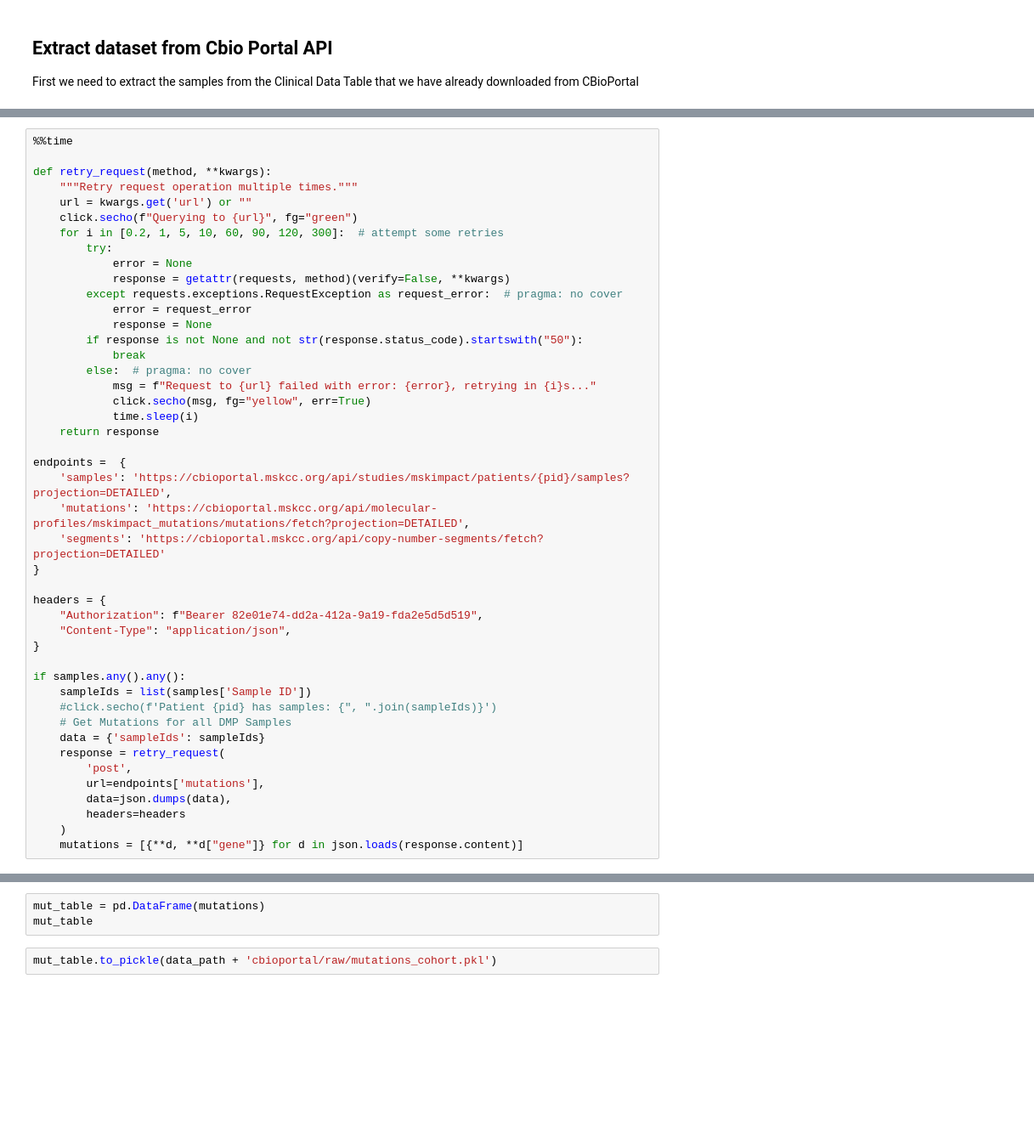
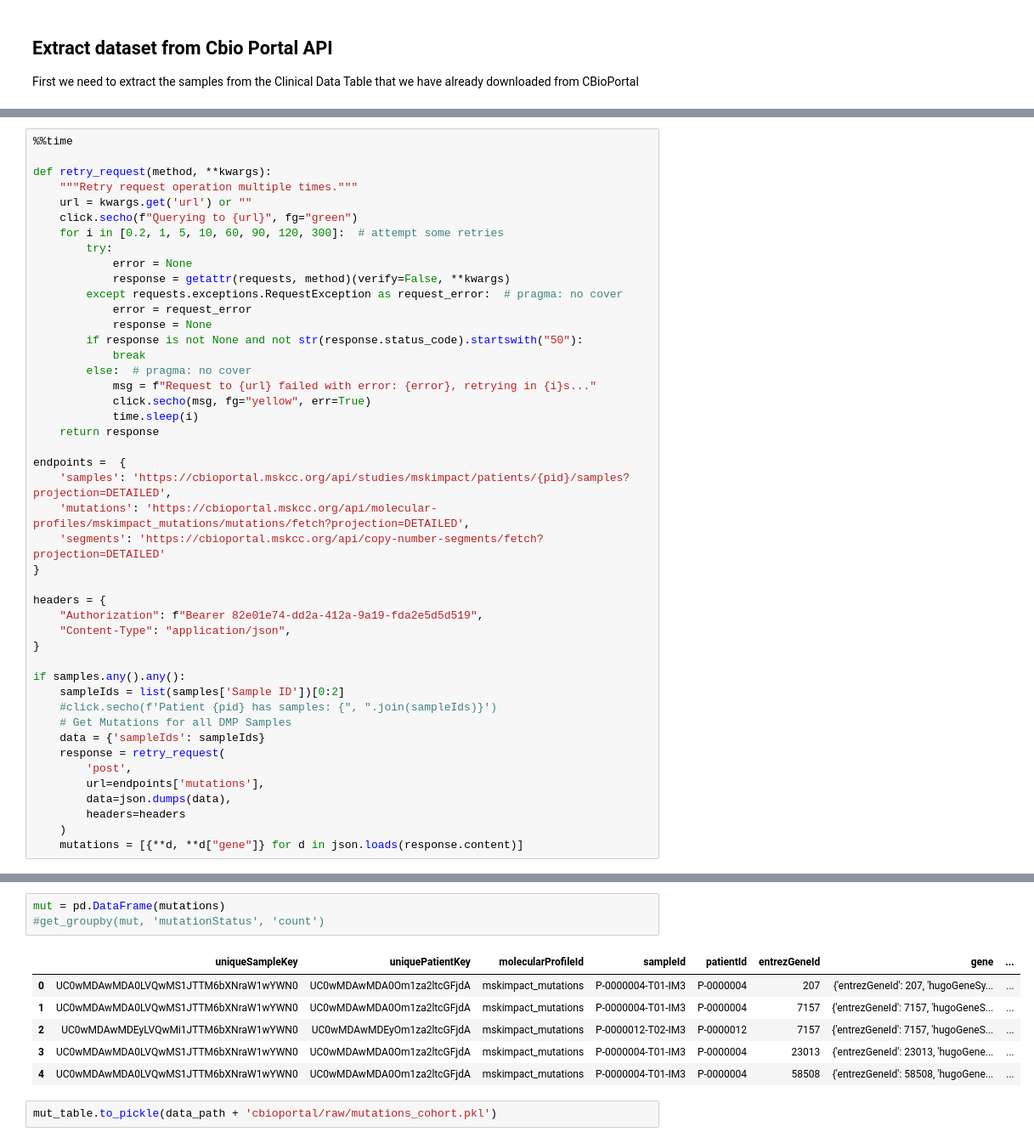
Before and after one commit to emilecohen/mskimpact_tp53_exploration, a Jupyter notebook: analysis/API_calls/cbioportal_mutations.ipynb, the cells around one changed output, grey strips where cells are left out. Shown: that part at 85% size. Drawn from its saved outputs; the diff is of its cells as text; blank space fills up the shorter version.

```diff
--- a/analysis/API_calls/cbioportal_mutations.ipynb
+++ b/analysis/API_calls/cbioportal_mutations.ipynb
@@ -62,7 +77,7 @@ headers = {
 }
 
 if samples.any().any():
-    sampleIds = list(samples['Sample ID'])
+    sampleIds = list(samples['Sample ID'])[0:2]
     #click.secho(f'Patient {pid} has samples: {", ".join(sampleIds)}')
     # Get Mutations for all DMP Samples
     data = {'sampleIds': sampleIds}
@@ -81,5 +95,12 @@ Wall time: 47.3 s
 # %%
-mut_table = pd.DataFrame(mutations)
-mut_table
+mut = pd.DataFrame(mutations)
+#get_groupby(mut, 'mutationStatus', 'count')
+# %% [output]
+|  | uniqueSampleKey | uniquePatientKey | molecularProfileId | sampleId | patientId | entrezGeneId | gene | ... |
+| 0 | UC0wMDAwMDA0LVQwMS1JTTM6bXNraW1wYWN0 | UC0wMDAwMDA0Om1za2ltcGFjdA | mskimpact_mutations | P-0000004-T01-IM3 | P-0000004 | 207 | {'entrezGeneId': 207, 'hugoGeneSy... | ... |
+| 1 | UC0wMDAwMDA0LVQwMS1JTTM6bXNraW1wYWN0 | UC0wMDAwMDA0Om1za2ltcGFjdA | mskimpact_mutations | P-0000004-T01-IM3 | P-0000004 | 7157 | {'entrezGeneId': 7157, 'hugoGeneS... | ... |
+| 2 | UC0wMDAwMDEyLVQwMi1JTTM6bXNraW1wYWN0 | UC0wMDAwMDEyOm1za2ltcGFjdA | mskimpact_mutations | P-0000012-T02-IM3 | P-0000012 | 7157 | {'entrezGeneId': 7157, 'hugoGeneS... | ... |
+| 3 | UC0wMDAwMDA0LVQwMS1JTTM6bXNraW1wYWN0 | UC0wMDAwMDA0Om1za2ltcGFjdA | mskimpact_mutations | P-0000004-T01-IM3 | P-0000004 | 23013 | {'entrezGeneId': 23013, 'hugoGene... | ... |
+| 4 | UC0wMDAwMDA0LVQwMS1JTTM6bXNraW1wYWN0 | UC0wMDAwMDA0Om1za2ltcGFjdA | mskimpact_mutations | P-0000004-T01-IM3 | P-0000004 | 58508 | {'entrezGeneId': 58508, 'hugoGene... | ... |
 # %%
 mut_table.to_pickle(data_path + 'cbioportal/raw/mutations_cohort.pkl')
```
Also changed, not shown: parts of 9 cells of this notebook, 6 other files.
